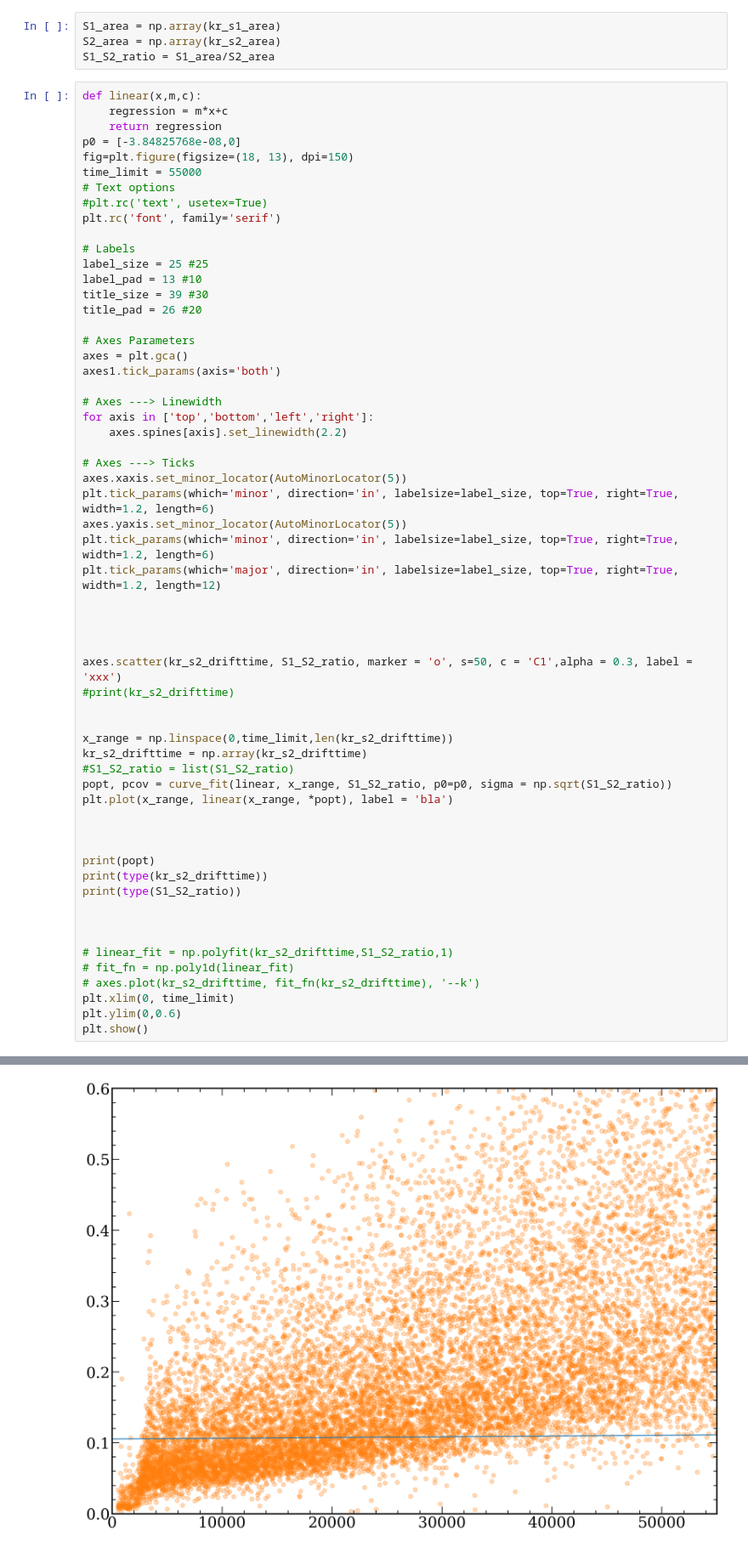
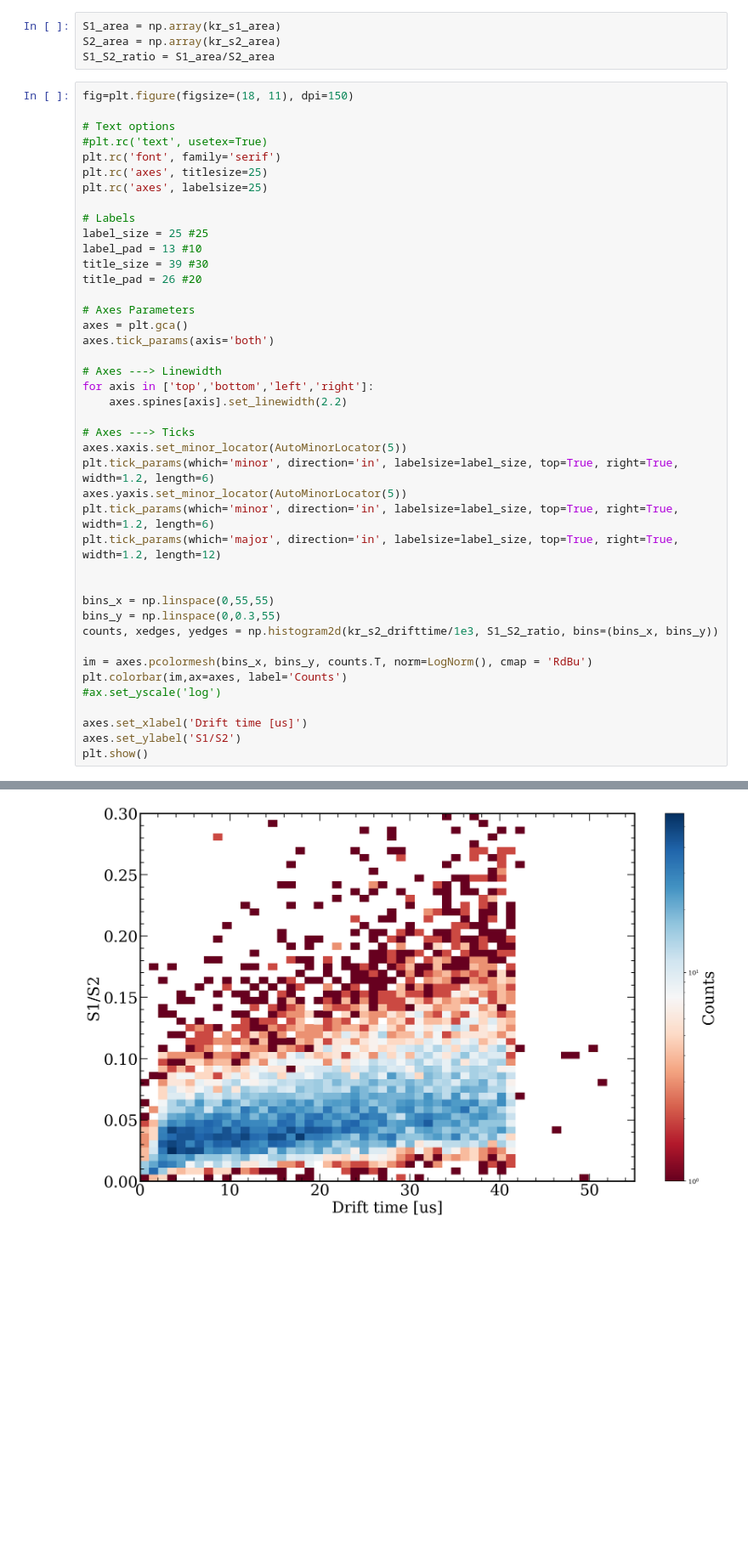
Before and after one commit to AG-Schumann/xebra_scripts, a Jupyter notebook: strax_analysis/S1_S2_as_a_function_of_drift_time.ipynb, the cells around one changed output, grey strips where cells are left out. Shown at 85% size. Cells and saved outputs as stored; diff of their text form; blank space fills up the shorter version.

Commit message:
single scatter and cs analysis

```diff
--- a/strax_analysis/S1_S2_as_a_function_of_drift_time.ipynb
+++ b/strax_analysis/S1_S2_as_a_function_of_drift_time.ipynb
@@ -99,15 +99,13 @@ S1_area = np.array(kr_s1_area)
 S2_area = np.array(kr_s2_area)
 S1_S2_ratio = S1_area/S2_area
 # %%
-def linear(x,m,c):
-    regression = m*x+c
-    return regression
-p0 = [-3.84825768e-08,0]
-fig=plt.figure(figsize=(18, 13), dpi=150)
-time_limit = 55000
+fig=plt.figure(figsize=(18, 11), dpi=150)
+
 # Text options
 #plt.rc('text', usetex=True)
 plt.rc('font', family='serif')
+plt.rc('axes', titlesize=25)
+plt.rc('axes', labelsize=25)
 
 # Labels
 label_size = 25 #25
@@ -117,7 +115,7 @@ title_pad = 26 #20
 
 # Axes Parameters
 axes = plt.gca()
-axes1.tick_params(axis='both')
+axes.tick_params(axis='both')
 
 # Axes ---> Linewidth
 for axis in ['top','bottom','left','right']:
@@ -131,30 +129,15 @@ plt.tick_params(which='minor', direction='in', labelsize=label_size, top=True, r
 plt.tick_params(which='major', direction='in', labelsize=label_size, top=True, right=True, width=1.2, length=12)
 
 
+bins_x = np.linspace(0,55,55)
+bins_y = np.linspace(0,0.3,55)
+counts, xedges, yedges = np.histogram2d(kr_s2_drifttime/1e3, S1_S2_ratio, bins=(bins_x, bins_y))
 
+im = axes.pcolormesh(bins_x, bins_y, counts.T, norm=LogNorm(), cmap = 'RdBu')
+plt.colorbar(im,ax=axes, label='Counts')
+#ax.set_yscale('log')
 
-axes.scatter(kr_s2_drifttime, S1_S2_ratio, marker = 'o', s=50, c = 'C1',alpha = 0.3, label = 'xxx')
-#print(kr_s2_drifttime)
-
-
-x_range = np.linspace(0,time_limit,len(kr_s2_drifttime))
-kr_s2_drifttime = np.array(kr_s2_drifttime)
-#S1_S2_ratio = list(S1_S2_ratio)
-popt, pcov = curve_fit(linear, x_range, S1_S2_ratio, p0=p0, sigma = np.sqrt(S1_S2_ratio))
-plt.plot(x_range, linear(x_range, *popt), label = 'bla')
-
-
-
-print(popt)
-print(type(kr_s2_drifttime))
-print(type(S1_S2_ratio))
-
-
-
-# linear_fit = np.polyfit(kr_s2_drifttime,S1_S2_ratio,1)
-# fit_fn = np.poly1d(linear_fit)
-# axes.plot(kr_s2_drifttime, fit_fn(kr_s2_drifttime), '--k')
-plt.xlim(0, time_limit)
-plt.ylim(0,0.6)
+axes.set_xlabel('Drift time [us]')
+axes.set_ylabel('S1/S2')
 plt.show()
 # %% [output]
@@ -164 +144 @@ plt.show()
-[figure, old version]
+[figure, new version]
```
Also changed, not shown: parts of 11 cells of this notebook, 6 other files.
